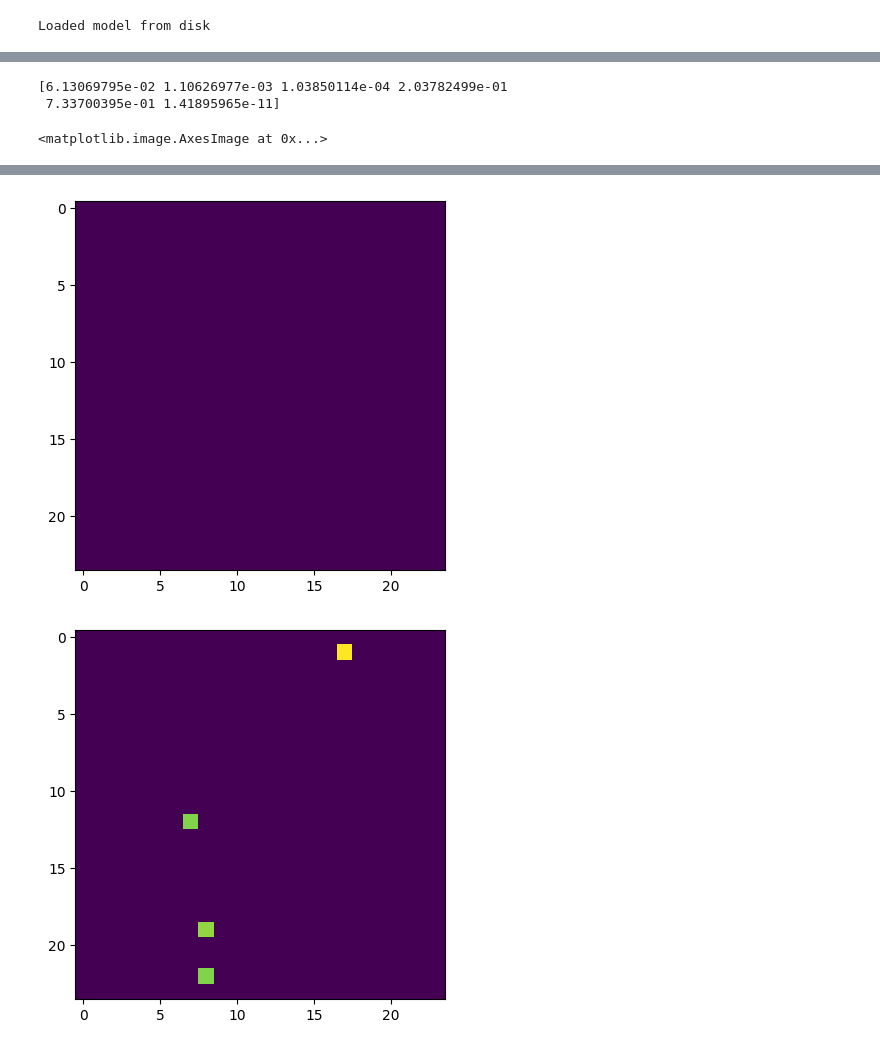
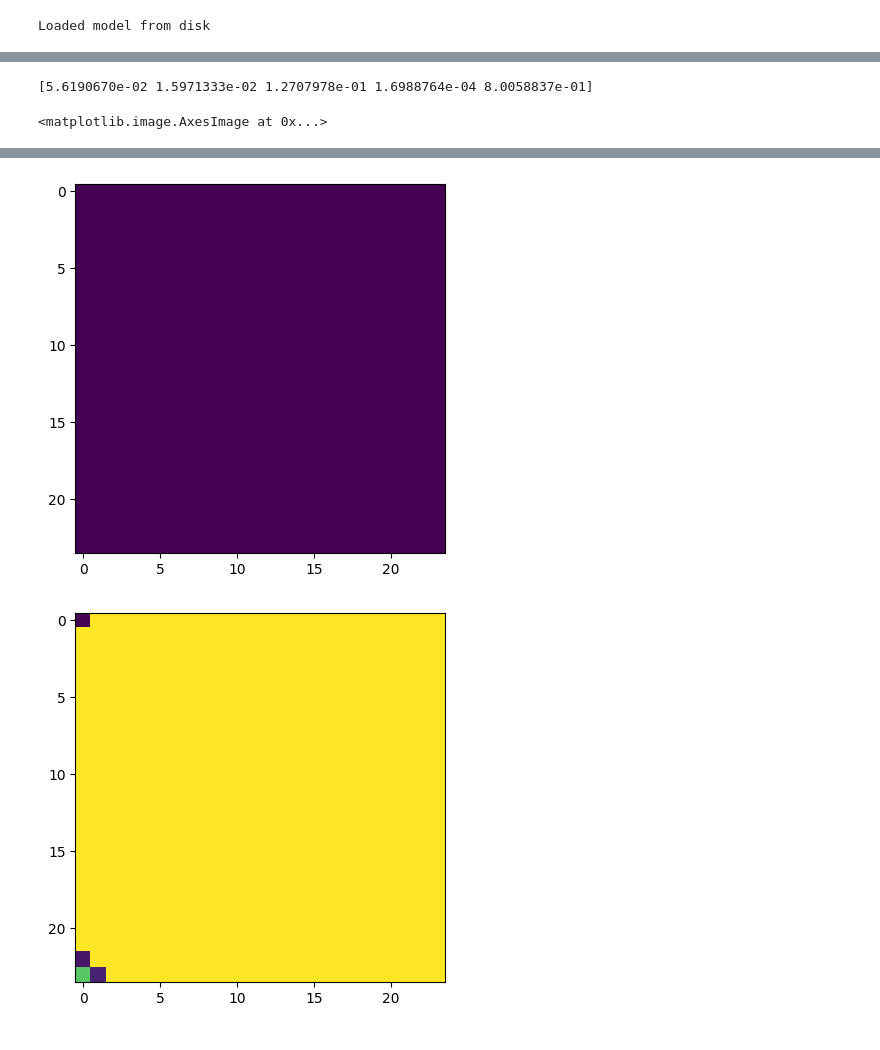
Before and after one commit to imawby/Ivysaurus, a Jupyter notebook: Performance.ipynb, the cells around one changed output, grey strips where cells are left out. Drawn from its saved outputs; the diff is of its cells as text; code cells hidden in the pictures.

```diff
--- a/Performance.ipynb
+++ b/Performance.ipynb
@@ -26,6 +26,14 @@ import FileHelper
 dimensions = 24
 nClasses = 5
 
-nTrackVars = 10 # nTrackChildren, nShowerChildren, nGrandChildren, nChildHits, childEnergy, childTrackScore, trackLength, trackWobble, trackScore, momComparison
-nShowerVars = 3 # displacement, dca, trackStubLength
+# nTrackChildren, nTrackChildren_valid, nShowerChildren, nShowerChildren_valid, nGrandChildren, nGrandChildren_valid, nChildHits, nChildHits_valid,
+# childEnergy, childEnergy_valid, childTrackScore, childTrackScore_valid, trackLength, trackLength_valid, trackWobble, trackWobble_valid,
+# trackScore, trackScore_valid, momComparison, momComparison_valid
+nTrackVars = 21
+
+# displacement, displacement_valid, dca, dca_valid, trackStubLength, trackStubLength_valid,
+# nuVertexAvSeparation, nuVertexAvSeparation_valid, nuVertexChargeAsymmetry, nuVertexChargeAsymmetry_valid
+nShowerVars = 10
+
+IS_CONTAINED = True
 # %%
@@ -147,7 +128,7 @@ y_test (231852, 5)
 # %%
 # load model
 
-ivysaurusCNN = keras.models.load_model('/Users/isobel/Desktop/DUNE/Ivysaurus/files/my_model_VGG_BN')
+ivysaurusCNN = keras.models.load_model(f'/Users/isobel/Desktop/DUNE/2024/Ivysaurus/models/my_model_{"contained" if IS_CONTAINED else "exiting"}_VGG_BN_VARS')
 
 # Check its architecture
 #ivysaurusCNN.summary()
@@ -158,5 +139,5 @@ Loaded model from disk
 # %%
 # Use the network to predict the category of the test sample
 
-y_pred = ivysaurusCNN.predict([startGridU_test, endGridU_test, startGridV_test, endGridV_test, startGridW_test, endGridW_test, trackVars_test, showerVars_test])
+y_pred = ivysaurusCNN.predict([startGridU_calo_test, endGridU_calo_test, startGridV_calo_test, endGridV_calo_test, startGridW_calo_test, endGridW_calo_test, trackVars_test, showerVars_test])
 # %% [output]
@@ -285,26 +263,25 @@ print(incorrectIndicies)
 # %%
-indexToView = 528
+indexToView = 31988
 
 print(y_pred[indexToView])
 
 fig_startU, ax_startU = plt.subplots(1,1)
-ax_startU.imshow(startGridU_test[indexToView])
+ax_startU.imshow(startGridU_calo_test[indexToView])
 
 fig_startV, ax_startV = plt.subplots(1,1)
-ax_startV.imshow(startGridV_test[indexToView])
+ax_startV.imshow(startGridV_calo_test[indexToView])
 
 fig_startW, ax_startW = plt.subplots(1,1)
-ax_startW.imshow(startGridW_test[indexToView])
+ax_startW.imshow(startGridW_calo_test[indexToView])
 
 fig_endU, ax_endU = plt.subplots(1,1)
-ax_endU.imshow(endGridU_test[indexToView])
+ax_endU.imshow(endGridU_calo_test[indexToView])
 
 fig_enV, ax_endV = plt.subplots(1,1)
-ax_endV.imshow(endGridV_test[indexToView])
+ax_endV.imshow(endGridV_calo_test[indexToView])
 
 fig_endW, ax_endW = plt.subplots(1,1)
-ax_endW.imshow(endGridW_test[indexToView])
+ax_endW.imshow(endGridW_calo_test[indexToView])
 # %% [output]
-[6.13069795e-02 1.10626977e-03 1.03850114e-04 2.03782499e-01
- 7.33700395e-01 1.41895965e-11]
+[5.6190670e-02 1.5971333e-02 1.2707978e-01 1.6988764e-04 8.0058837e-01]
 <matplotlib.image.AxesImage at 0x...>
@@ -314,3 +291,3 @@ ax_endW.imshow(endGridW_test[indexToView])
 [figure]
 [figure]
-[figure, old version]
+[figure, new version]
```
Also changed, not shown: parts of 9 cells of this notebook, 4 other files.
